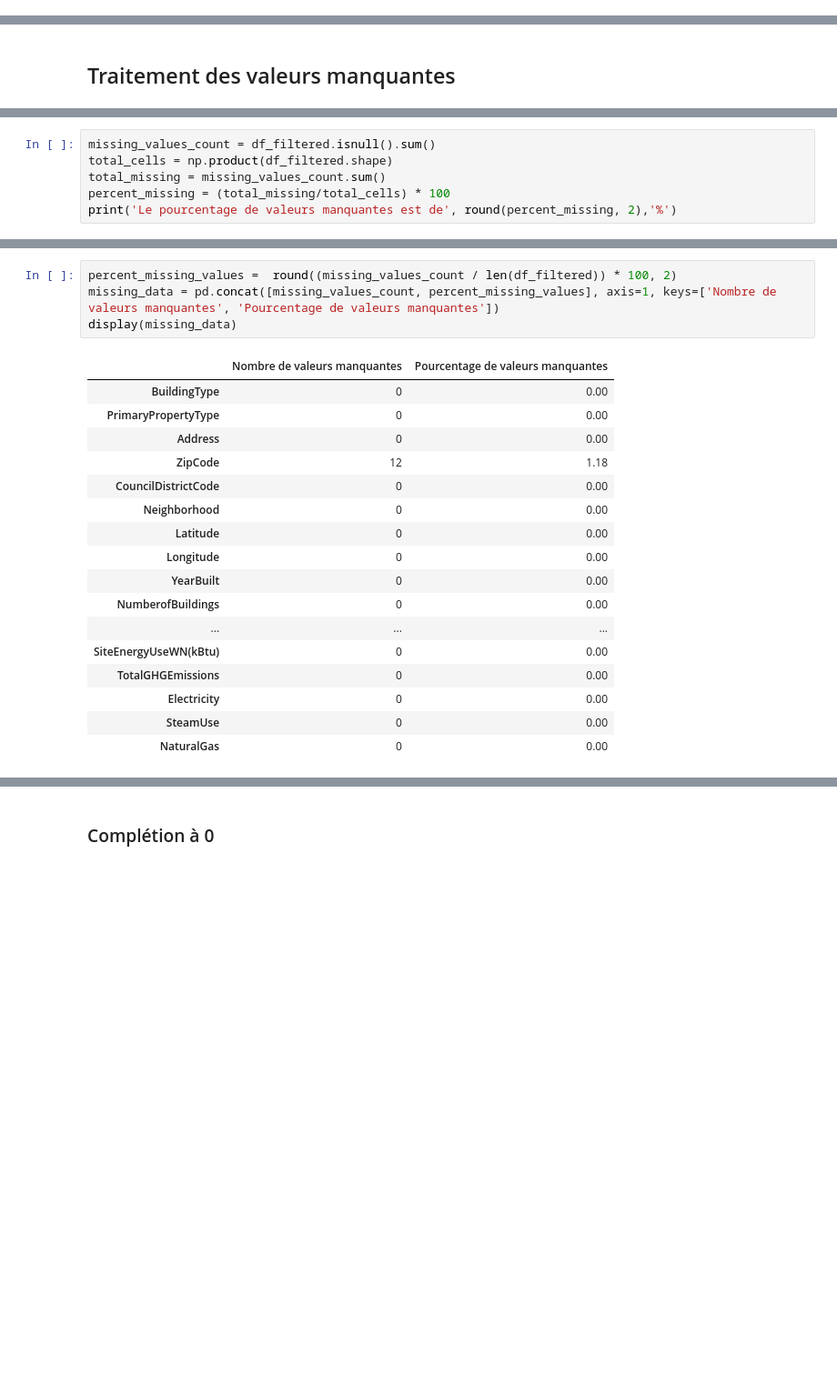
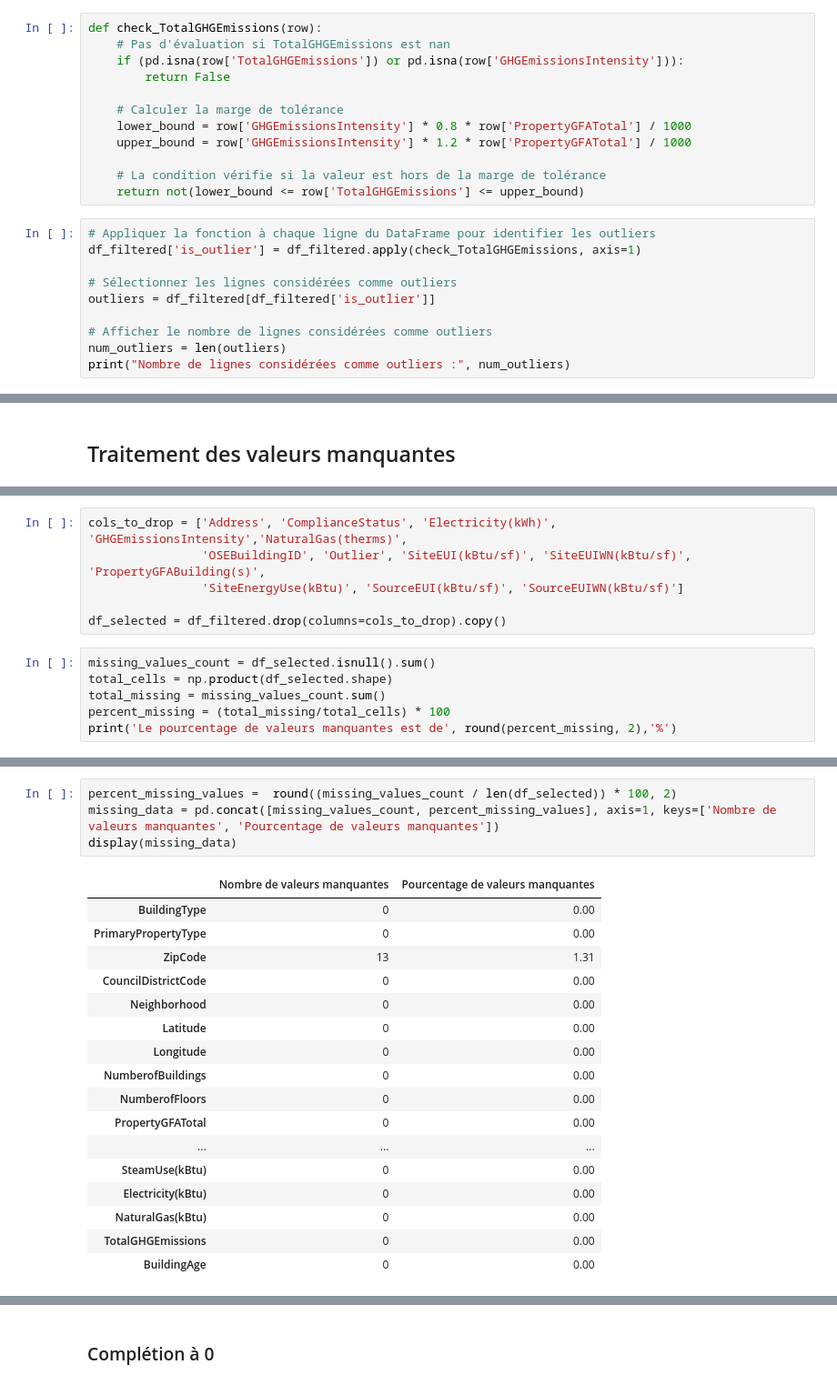
Before and after one commit to Stely-data/OC-Projet-4, a Jupyter notebook: Deveau_Estelle_1_notebook_exploratoire_022024.ipynb, the cells around one changed output, grey strips where cells are left out. Shown at 91% size. Saved outputs shown, nothing was run; the diff lists cells and outputs as text; blank space fills up the shorter version.

```diff
--- a/Deveau_Estelle_1_notebook_exploratoire_022024.ipynb
+++ b/Deveau_Estelle_1_notebook_exploratoire_022024.ipynb
@@ -1074,0 +1289,22 @@ df_filtered = df_filtered.drop(columns=['is_outlier'])
+# %%
+def check_TotalGHGEmissions(row):
+    # Pas d'évaluation si TotalGHGEmissions est nan
+    if (pd.isna(row['TotalGHGEmissions']) or pd.isna(row['GHGEmissionsIntensity'])):
+        return False
+
+    # Calculer la marge de tolérance
+    lower_bound = row['GHGEmissionsIntensity'] * 0.8 * row['PropertyGFATotal'] / 1000
+    upper_bound = row['GHGEmissionsIntensity'] * 1.2 * row['PropertyGFATotal'] / 1000
+
+    # La condition vérifie si la valeur est hors de la marge de tolérance
+    return not(lower_bound <= row['TotalGHGEmissions'] <= upper_bound)
+# %%
+# Appliquer la fonction à chaque ligne du DataFrame pour identifier les outliers
+df_filtered['is_outlier'] = df_filtered.apply(check_TotalGHGEmissions, axis=1)
+
+# Sélectionner les lignes considérées comme outliers
+outliers = df_filtered[df_filtered['is_outlier']]
+
+# Afficher le nombre de lignes considérées comme outliers
+num_outliers = len(outliers)
+print("Nombre de lignes considérées comme outliers :", num_outliers)
@@ -1081,6 +1370,12 @@ df_filtered.shape
+# %%
+cols_to_drop = ['Address', 'ComplianceStatus', 'Electricity(kWh)', 'GHGEmissionsIntensity','NaturalGas(therms)',
+                'OSEBuildingID', 'Outlier', 'SiteEUI(kBtu/sf)', 'SiteEUIWN(kBtu/sf)', 'PropertyGFABuilding(s)',
+                'SiteEnergyUse(kBtu)', 'SourceEUI(kBtu/sf)', 'SourceEUIWN(kBtu/sf)']
+
+df_selected = df_filtered.drop(columns=cols_to_drop).copy()
 # %%
-missing_values_count = df_filtered.isnull().sum()
-total_cells = np.product(df_filtered.shape)
+missing_values_count = df_selected.isnull().sum()
+total_cells = np.product(df_selected.shape)
 total_missing = missing_values_count.sum()
 percent_missing = (total_missing/total_cells) * 100
 print('Le pourcentage de valeurs manquantes est de', round(percent_missing, 2),'%')
@@ -1089,22 +1384,22 @@ Le pourcentage de valeurs manquantes est de 11.65 %
 # %%
-percent_missing_values =  round((missing_values_count / len(df_filtered)) * 100, 2)
+percent_missing_values =  round((missing_values_count / len(df_selected)) * 100, 2)
 missing_data = pd.concat([missing_values_count, percent_missing_values], axis=1, keys=['Nombre de valeurs manquantes', 'Pourcentage de valeurs manquantes'])
 display(missing_data)
 # %% [output]
 |  | Nombre de valeurs manquantes | Pourcentage de valeurs manquantes |
 | BuildingType | 0 | 0.00 |
 | PrimaryPropertyType | 0 | 0.00 |
-| Address | 0 | 0.00 |
-| ZipCode | 12 | 1.18 |
+| ZipCode | 13 | 1.31 |
 | CouncilDistrictCode | 0 | 0.00 |
 | Neighborhood | 0 | 0.00 |
 | Latitude | 0 | 0.00 |
 | Longitude | 0 | 0.00 |
-| YearBuilt | 0 | 0.00 |
 | NumberofBuildings | 0 | 0.00 |
+| NumberofFloors | 0 | 0.00 |
+| PropertyGFATotal | 0 | 0.00 |
 | ... | ... | ... |
-| SiteEnergyUseWN(kBtu) | 0 | 0.00 |
+| SteamUse(kBtu) | 0 | 0.00 |
+| Electricity(kBtu) | 0 | 0.00 |
+| NaturalGas(kBtu) | 0 | 0.00 |
 | TotalGHGEmissions | 0 | 0.00 |
-| Electricity | 0 | 0.00 |
-| SteamUse | 0 | 0.00 |
-| NaturalGas | 0 | 0.00 |
+| BuildingAge | 0 | 0.00 |
```
Also changed, not shown: parts of 130 cells of this notebook.
